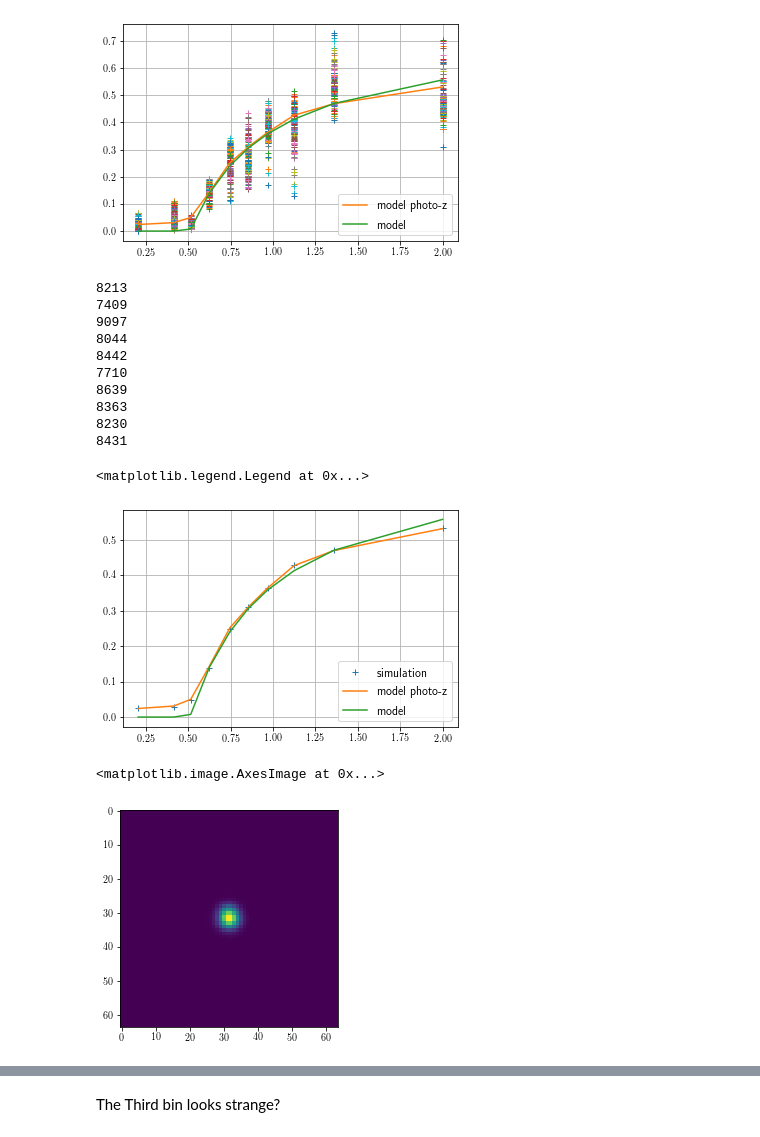
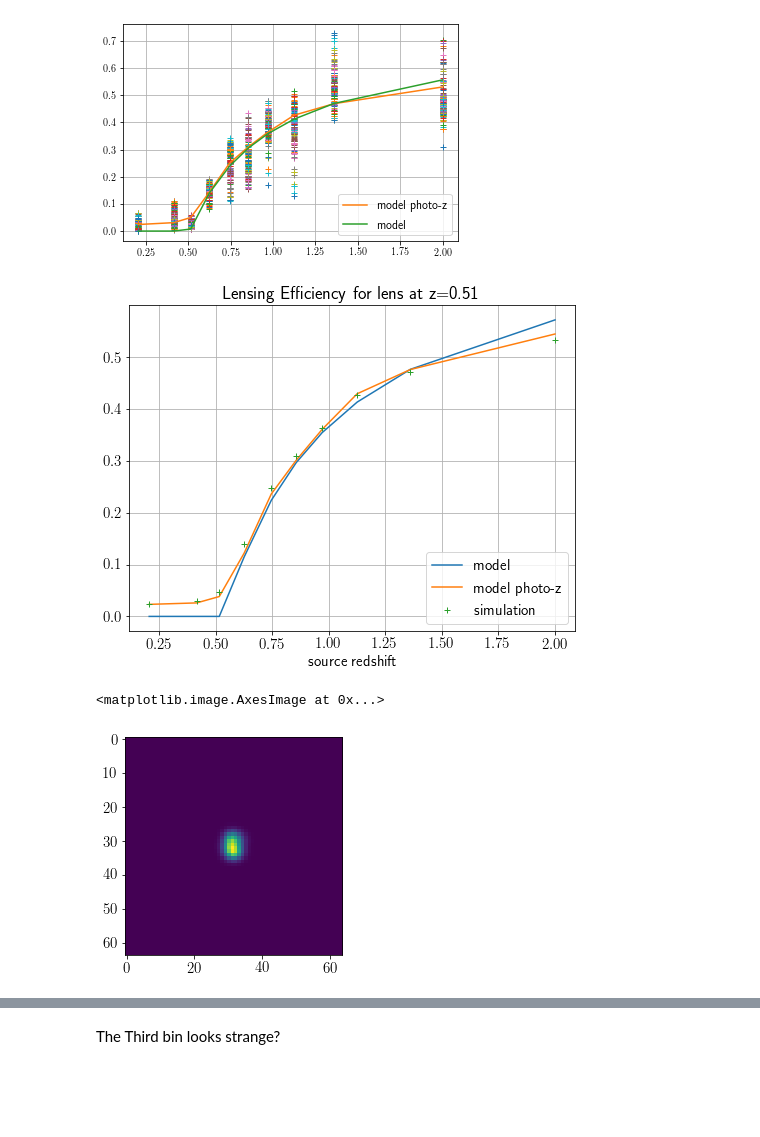
Before and after one commit to mr-superonion/splinv, a Jupyter notebook: notebook/process-stamp-HSClike.ipynb, the cells around one changed output, grey strips where cells are left out. Drawn from its saved outputs; the diff is of its cells as text; code cells hidden in the pictures; blank space fills up the shorter version.

```diff
--- a/notebook/process-stamp-HSClike.ipynb
+++ b/notebook/process-stamp-HSClike.ipynb
@@ -1,7 +1,15 @@
 # %%
 %pylab inline
 import haloSim
-import matplotlib
+import matplotlib as mpl
+
+matplotlib.use('agg')
+matplotlib.rcParams['ps.useafm'] = True
+matplotlib.rcParams['pdf.use14corefonts'] = True
+matplotlib.rcParams['text.usetex'] = True
+matplotlib.rcParams['font.size'] = 15
+import matplotlib.pyplot as plt
+
 import astropy.io.fits as pyfits
 import astropy.table as astTab
 #important constant
@@ -141,6 +149,8 @@ class cartesianGrid3D():
         self.pozPdfAve=None
 
     def pixelize_data(self,x,y,z,v,ws=None):
+        if ws is None:
+            ws=np.ones(len(x))/0.25**2.
         xbin=np.int_((x-self.xbound[0])/self.delta)
         ybin=np.int_((y-self.ybound[0])/self.delta)
         if z is None:
@@ -165,13 +175,10 @@ class cartesianGrid3D():
                     rl2=(x[mskx]-xc)**2.+(y[mskx]-yc)**2.
                     wg=1./np.sqrt(2.*np.pi)/self.sigma*np.exp(-rl2/self.sigma**2./2.)
                     wgsum=np.sum(wg)
-                    if ws is not None:
-                        wl=wg*ws[mskx]
-                    else:
-                        wl=wg/(0.25**2.)
+                    wl=wg*ws[mskx]
                     if wgsum>0.1:
                         dataOut[iz,iy,ix]=np.sum(wl*v[mskx])/np.sum(wl)
-                        varOut[iz,iy,ix]=2.*np.sum(wg**2.)/(np.sum(wl))**2.
+                        varOut[iz,iy,ix]=2.*np.sum(wg**2.*ws[mskx])/(np.sum(wl))**2.
         return dataOut,varOut
 
     def lensing_kernel(self,poz_bins=None,poz_data=None,poz_best=None):
@@ -666,35 +679,27 @@ poz: 0.9799671812346387
 nopoz: 0.9780814431688429
 [figure]
 # %%
+plt.figure(figsize=(8,6))
 izl=10
 kerzshow=np.zeros(gridInfo.nz)
 for i in range(gridInfo.nz):
     msk=(dataU['zbest']>=gridInfo.zbound[i])&(dataU['zbest']<gridInfo.zbound[i+1])
-    print(np.sum(msk))
     kerzshow[i]=np.average(halo.M*lensKer[msk])
 norm1=np.sqrt(np.sum(kerzshow**2.))
 norm2=np.sqrt(np.sum(lensKernel2[:,izl]**2.))
 norm3=np.sqrt(np.sum(lensKernel[:,izl]**2.))
+plt.plot(gridInfo.zcgrid,lensKernel[:,izl]/norm3,label='model')
+plt.plot(gridInfo.zcgrid,lensKernel2[:,izl]/norm2,label='model photo-z')
 plt.plot(gridInfo.zcgrid,kerzshow/norm1,'+',label='simulation')
-plt.plot(gridInfo.zcgrid,lensKernel2[:,izl]/norm2,label='model photo-z')
-plt.plot(gridInfo.zcgrid,lensKernel[:,izl]/norm3,label='model')
 plt.grid()
-plt.legend(fontsize=12,loc='lower right')
+plt.xlabel('source redshift',fontsize=15)
+plt.legend(fontsize=15,loc='lower right')
+plt.title('Lensing Efficiency for lens at z=0.51')
+plt.savefig('../paper_ms_method_HSCY1/lensing_efficiency.pdf',format='pdf')
 # %% [output]
-8213
-7409
-9097
-8044
-8442
-7710
-8639
-8363
-8230
-8431
-<matplotlib.legend.Legend at 0x...>
-[figure, old version]
+[figure, new version]
 # %%
-plt.imshow(pixDat[9].real)
+plt.imshow(pixDat[2].real)
 # %% [output]
 <matplotlib.image.AxesImage at 0x...>
-[figure, old version]
+[figure, new version]
```
Also changed, not shown: parts of 11 cells of this notebook, 1 other file.
